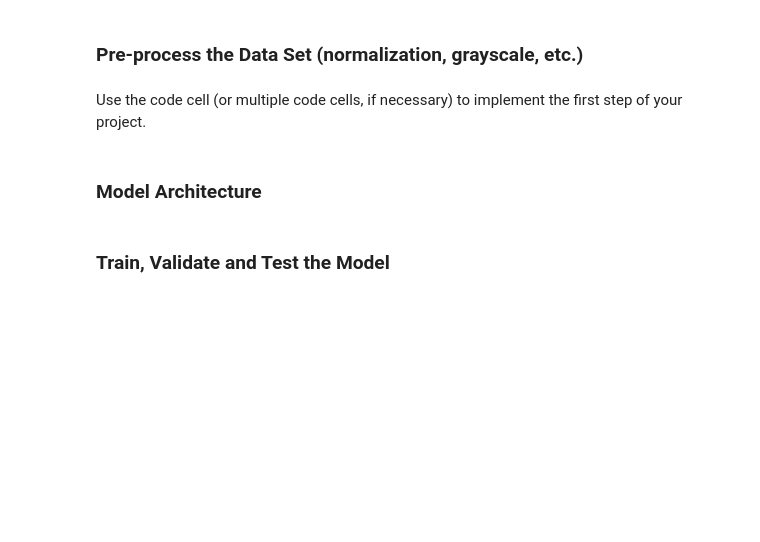
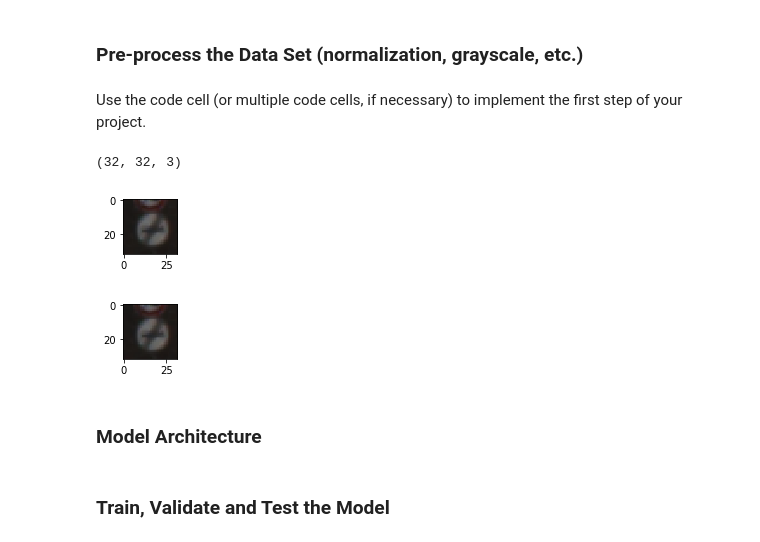
Before and after one commit to ahubi/CarND-Traffic-Sign-Classifier-Project, a Jupyter notebook: Traffic_Sign_Classifier.ipynb, the cells around one changed output. Cells and saved outputs as stored; diff of their text form; code cells hidden in the pictures; blank space fills up the shorter version.

Commit message:
add lenet code to use as classifier, first implementation of preprocessing.

```diff
--- a/Traffic_Sign_Classifier.ipynb
+++ b/Traffic_Sign_Classifier.ipynb
@@ -126,2 +141,47 @@ Use the code cell (or multiple code cells, if necessary) to implement the first
+# %%
+### Preprocess the data here. Preprocessing steps could include normalization, converting to grayscale, etc.
+### Feel free to use as many code cells as needed.
+import cv2
+
+def rgb2gray(rgb):
+    return np.dot(rgb[...,:3], [0.299, 0.587, 0.114])
+
+def prep_image(image):
+    #norm_image = np.zeros(image.shape)
+    #norm_image = cv2.normalize(image, norm_image, alpha=0, beta=128, norm_type=cv2.NORM_MINMAX, dtype=cv2.CV_32F)
+    #print(norm_image.shape)
+    img_yuv = cv2.cvtColor(image, cv2.COLOR_BGR2YUV)
+    # equalize the histogram of the Y channel
+    img_yuv[:,:,0] = cv2.equalizeHist(img_yuv[:,:,0])
+
+    # convert the YUV image back to RGB format
+    img_output = cv2.cvtColor(img_yuv, cv2.COLOR_YUV2BGR)
+
+    #image = cv2.cvtColor(image, cv2.COLOR_BGR2GRAY)
+    #cv2.equalizeHist(image)
+    #image = np.reshape(image, (32,32,1))
+    #if (img_output.shape[2]!=1):
+    #    print(image.shape)
+    return image
+def prep_images(images):
+    gray_images = []
+    for i in range(len(images)):
+        #print(images[i])
+        gray_images.append(prep_image(images[i]))
+    return gray_images
+X_train = prep_images(X_train)
+#X_valid = prep_images(X_valid)
+#X_test  = prep_images(X_test)
+showimg(X_train[0])
+
+print(X_train[0].shape)
+#print(X_valid_p[0].shape)
+#print(X_test_p[0].shape)
+#print(X_test_p[0].shape)
+showimg(X_train[0])
+# %% [output]
+(32, 32, 3)
+[figure, added]
+[figure, added]
 # %% [markdown]
 ### Model Architecture
```
Also changed, not shown: parts of 10 cells of this notebook.
